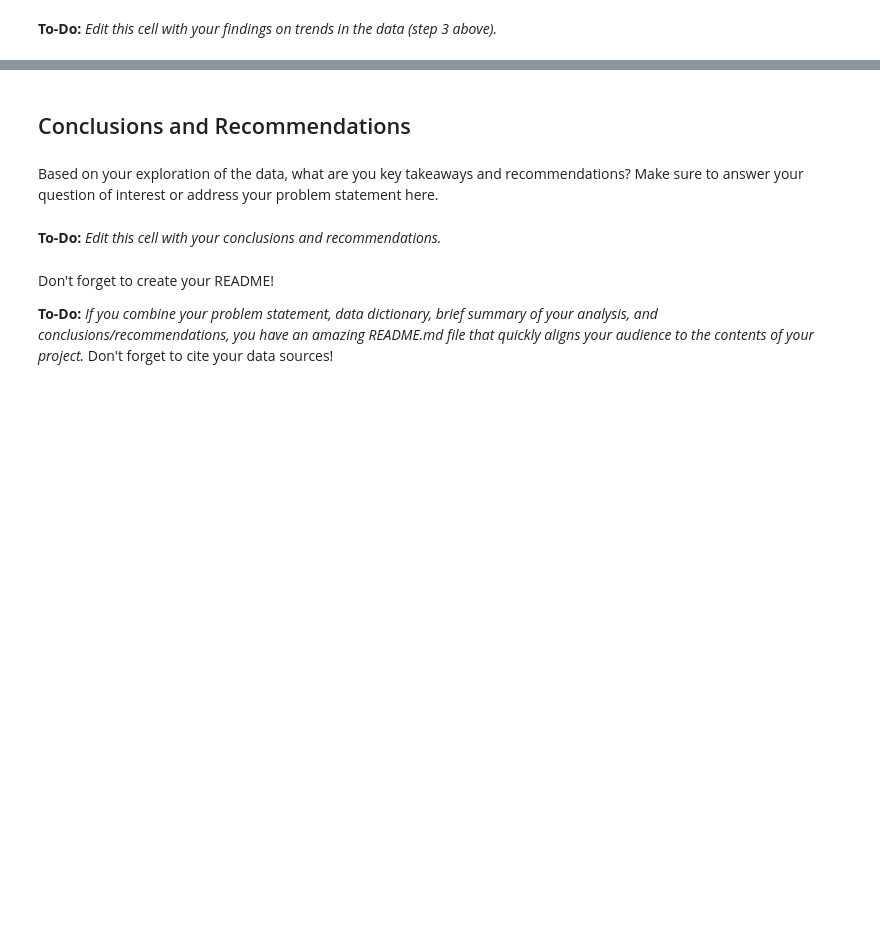
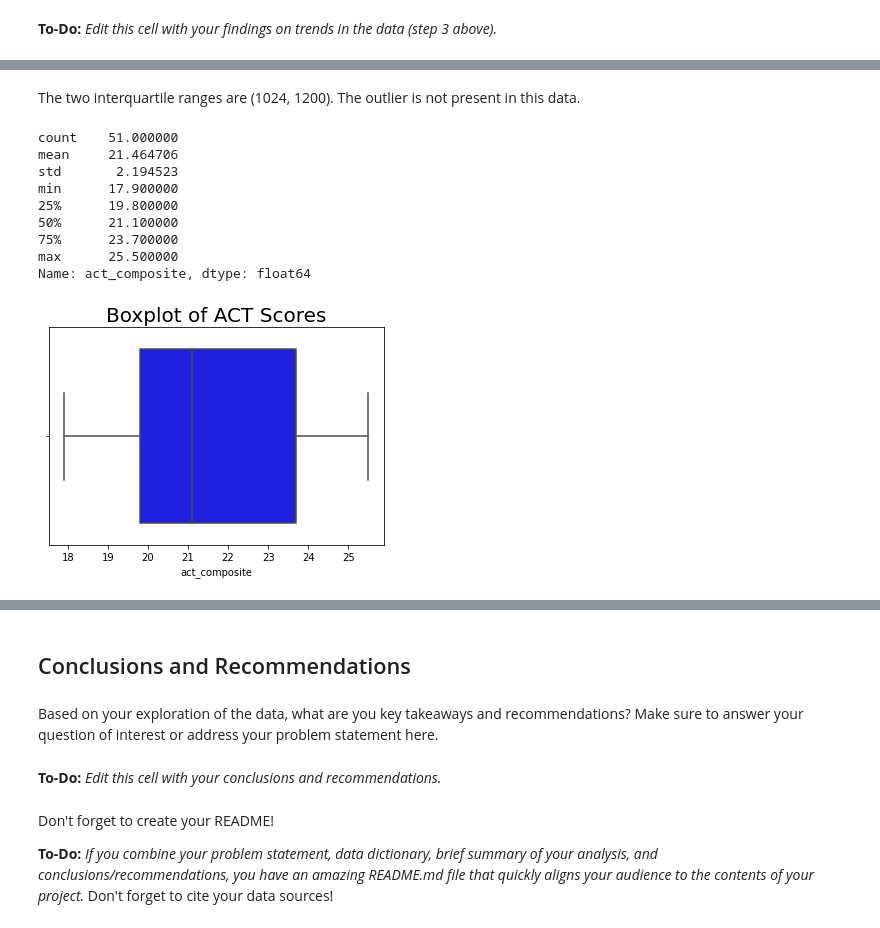
Before and after one commit to khbk/Standardized-Test-Analysis, a Jupyter notebook: code/starter-code.ipynb, the cells around one changed output, grey strips where cells are left out. Cells and saved outputs as stored; diff of their text form; code cells hidden in the pictures; blank space fills up the shorter version.

```diff
--- a/code/starter-code.ipynb
+++ b/code/starter-code.ipynb
@@ -445,0 +824,19 @@ Here are some prompts to get you started with visualizations. Feel free to add a
+# %% [markdown]
+The two interquartile ranges are (1024, 1200). The outlier is not present in this data.
+# %%
+plt.title('Boxplot of ACT Scores', fontsize=20)
+sns.boxplot(x=sat_actr['act_composite'], color='b');
+plt.savefig('../act_box.png')
+
+sat_actr['act_composite'].describe()
+# %% [output]
+count    51.000000
+mean     21.464706
+std       2.194523
+min      17.900000
+25%      19.800000
+50%      21.100000
+75%      23.700000
+max      25.500000
+Name: act_composite, dtype: float64
+[figure, added]
```
Also changed, not shown: parts of 69 cells of this notebook, 9 other files.
